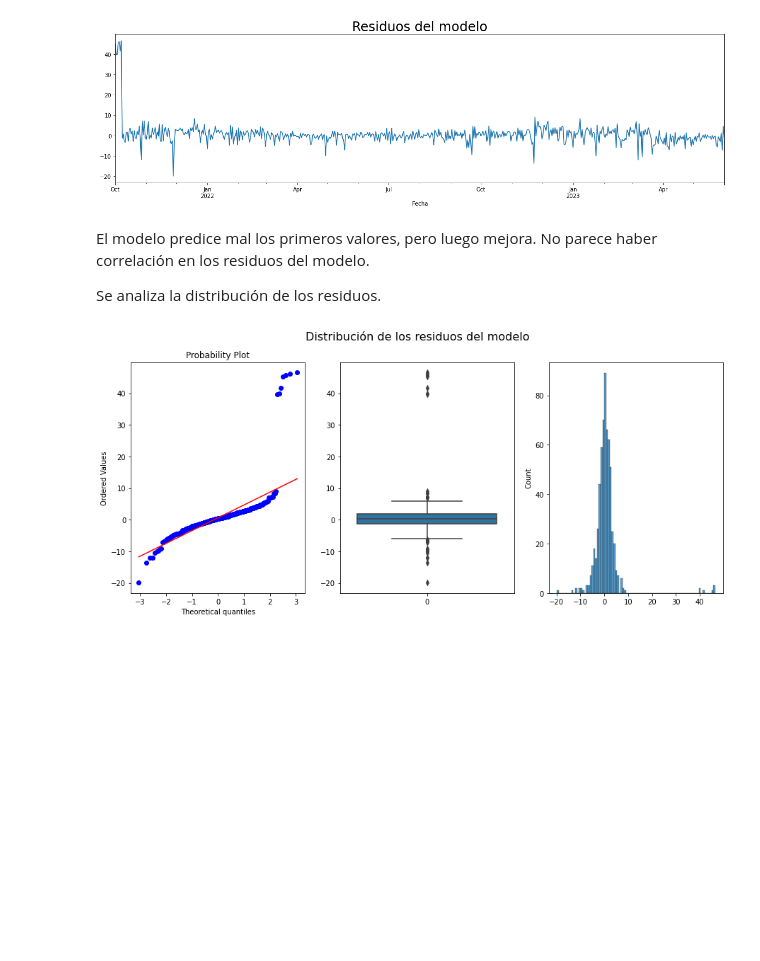
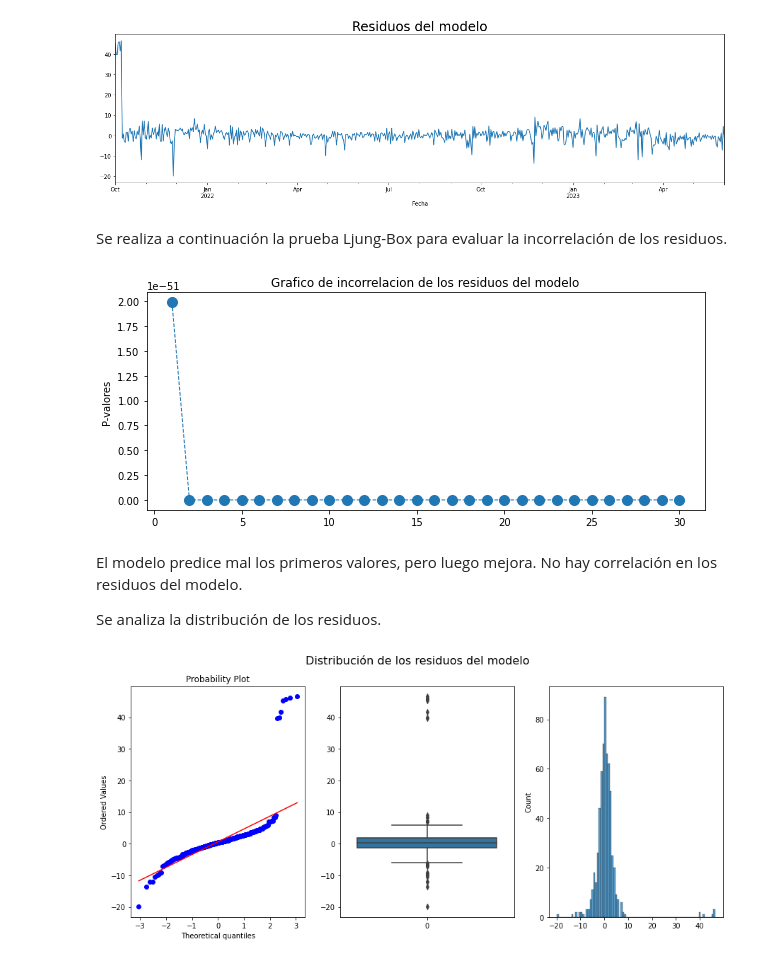
Before and after one commit to rstvz90/AST_G4, a Jupyter notebook: TP_G4_Consumo.ipynb, the cells around one changed output. Saved outputs shown, nothing was run; the diff lists cells and outputs as text; code cells hidden in the pictures; blank space fills up the shorter version.

```diff
--- a/TP_G4_Consumo.ipynb
+++ b/TP_G4_Consumo.ipynb
@@ -856,8 +869,17 @@ plt.title("Residuos del modelo",size=24)
 plt.show()
 # %% [output]
 [figure]
+# %% [markdown]
+Se realiza a continuación la prueba Ljung-Box para evaluar la incorrelación de los residuos.
+# %%
+Incorr_residuos_sarima = sm.stats.acorr_ljungbox(modelo_sarima.resid, lags=30);
+plt.plot(Incorr_residuos_sarima.lb_pvalue, marker='o', markersize=10, linestyle='--', linewidth=1);
+plt.title("Grafico de incorrelacion de los residuos del modelo");
+plt.ylabel("P-valores ");
+# %% [output]
+[figure, added]
 # %% [markdown]
-El modelo predice mal los primeros valores, pero luego mejora. No parece haber correlación en los residuos del modelo.
+El modelo predice mal los primeros valores, pero luego mejora. No hay correlación en los residuos del modelo.
 
 Se analiza la distribución de los residuos.
 # %%
```
Also changed, not shown: parts of 110 cells of this notebook.
